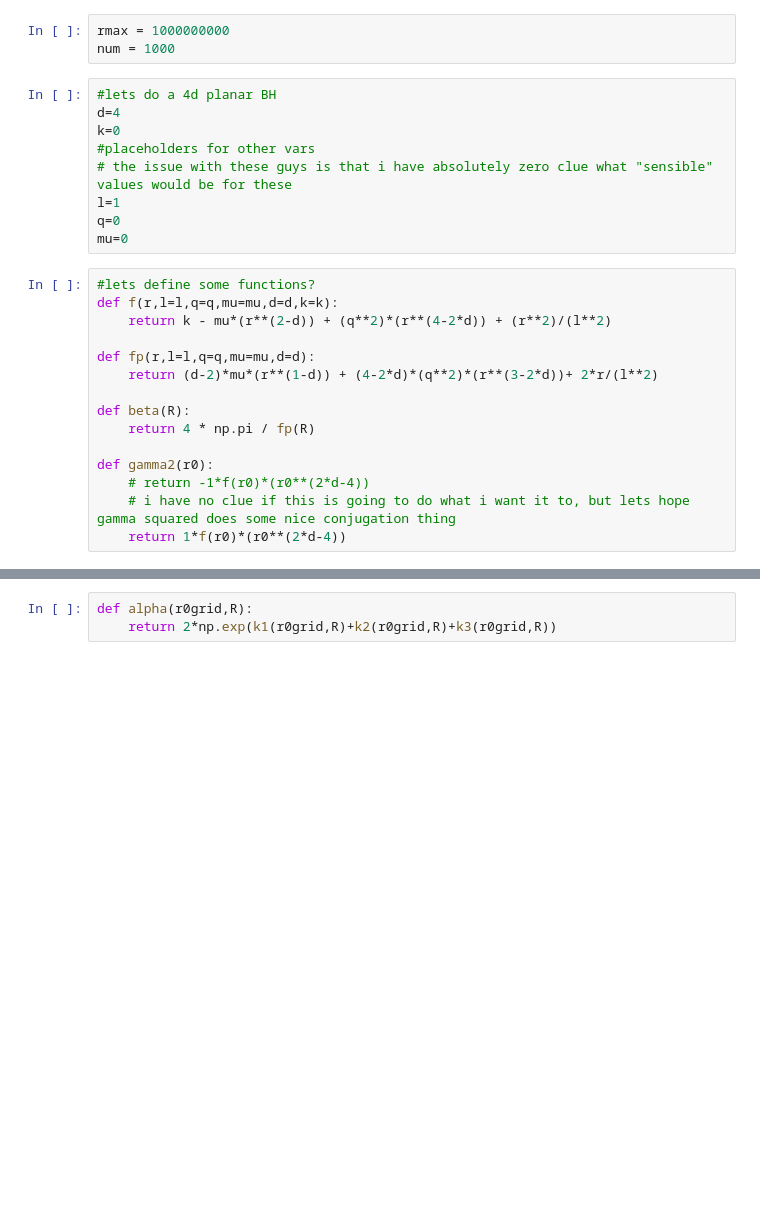
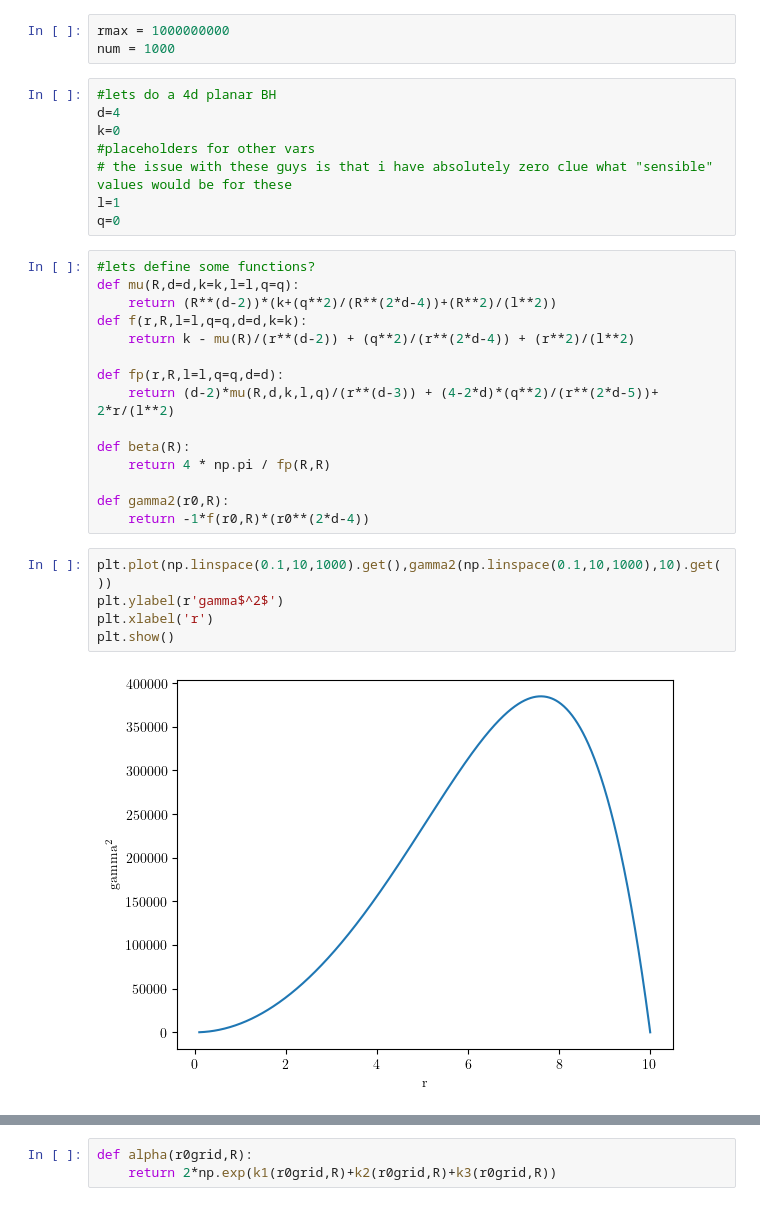
Before and after one commit to Bkorotko03/HoloProj, a Jupyter notebook: PertRNBH251110.ipynb, the cells around one changed output, grey strips where cells are left out. Drawn from its saved outputs; the diff is of its cells as text; blank space fills up the shorter version.

```diff
--- a/PertRNBH251110.ipynb
+++ b/PertRNBH251110.ipynb
@@ -23,19 +21,25 @@ k=0
 # the issue with these guys is that i have absolutely zero clue what "sensible" values would be for these
 l=1
 q=0
-mu=0
 # %%
 #lets define some functions?
-def f(r,l=l,q=q,mu=mu,d=d,k=k):
-    return k - mu*(r**(2-d)) + (q**2)*(r**(4-2*d)) + (r**2)/(l**2)
+def mu(R,d=d,k=k,l=l,q=q):
+    return (R**(d-2))*(k+(q**2)/(R**(2*d-4))+(R**2)/(l**2))
+def f(r,R,l=l,q=q,d=d,k=k):
+    return k - mu(R)/(r**(d-2)) + (q**2)/(r**(2*d-4)) + (r**2)/(l**2)
 
-def fp(r,l=l,q=q,mu=mu,d=d):
-    return (d-2)*mu*(r**(1-d)) + (4-2*d)*(q**2)*(r**(3-2*d))+ 2*r/(l**2)
+def fp(r,R,l=l,q=q,d=d):
+    return (d-2)*mu(R,d,k,l,q)/(r**(d-3)) + (4-2*d)*(q**2)/(r**(2*d-5))+ 2*r/(l**2)
 
 def beta(R):
-    return 4 * np.pi / fp(R)
+    return 4 * np.pi / fp(R,R)
 
-def gamma2(r0):
-    # return -1*f(r0)*(r0**(2*d-4))
-    # i have no clue if this is going to do what i want it to, but lets hope gamma squared does some nice conjugation thing
-    return 1*f(r0)*(r0**(2*d-4))
+def gamma2(r0,R):
+    return -1*f(r0,R)*(r0**(2*d-4))
+# %%
+plt.plot(np.linspace(0.1,10,1000).get(),gamma2(np.linspace(0.1,10,1000),10).get())
+plt.ylabel(r'gamma$^2$')
+plt.xlabel('r')
+plt.show()
+# %% [output]
+[figure, added]
```
Also changed, not shown: parts of 9 cells of this notebook.
